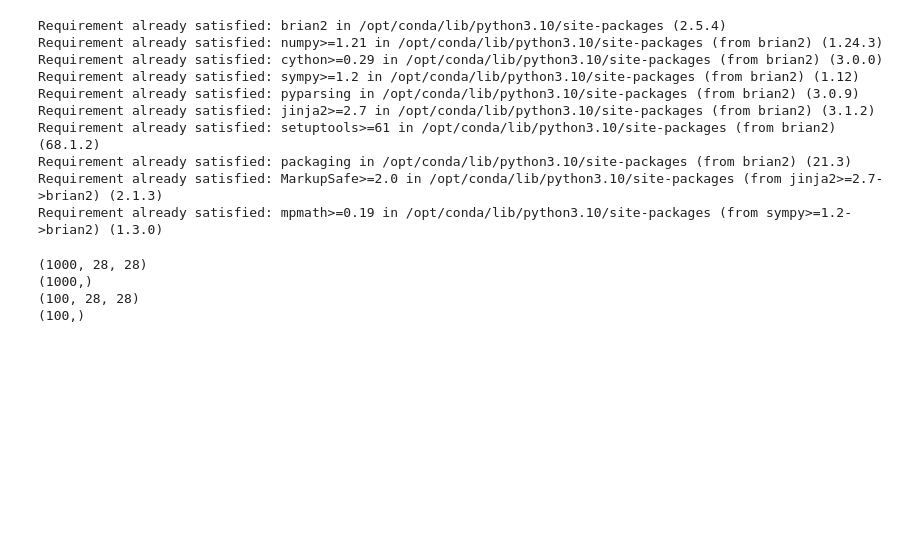
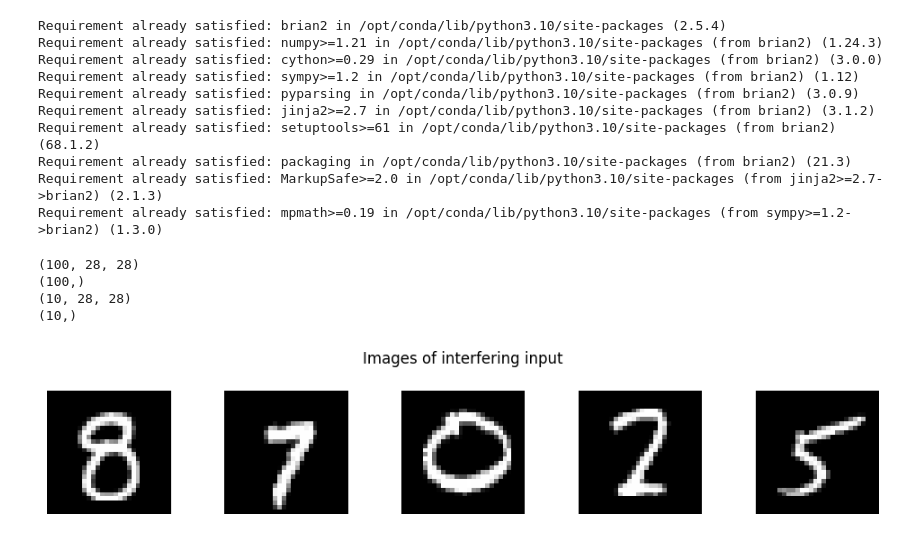
Before and after one commit to a-holla/SNN-WM, a Jupyter notebook: snnmnist-supervised.ipynb, the cells around one changed output. Saved outputs shown, nothing was run; the diff lists cells and outputs as text; code cells hidden in the pictures; blank space fills up the shorter version.

Commit message:
Kaggle Notebook | snnmnist-supervised | Version 3: Added recapitulation, interference and retention tests w/o video

```diff
--- a/snnmnist-supervised.ipynb
+++ b/snnmnist-supervised.ipynb
@@ -14,41 +74,7 @@ Requirement already satisfied: mpmath>=0.19 in /opt/conda/lib/python3.10/site-pa
 # %%
-from keras.datasets import mnist
-from brian2 import *
-import brian2.numpy_ as np
-import matplotlib.pyplot as plt
-from sklearn.model_selection import train_test_split
-from sklearn.ensemble import RandomForestClassifier
-from sklearn.metrics import accuracy_score, confusion_matrix
-import ssl
-import requests
-import pandas as pd
-from collections import Counter
-
-defaultclock.dt = 0.022*us
-
-'''
-import brian2cuda
-set_device("cuda_standalone")
-'''
-
-#Some code to fix SSL errors
-requests.packages.urllib3.disable_warnings()
-
-try:
-    _create_unverified_https_context = ssl._create_unverified_context
-except AttributeError:
-    # Legacy Python that doesn't verify HTTPS certificates by default
-    pass
-else:
-    # Handle target environment that doesn't support HTTPS verification
-    ssl._create_default_https_context = _create_unverified_https_context
-
-#Download the dataset
-(X_train, y_train), (X_test, y_test) = mnist.load_data()
-
 # Choose 1000 train images and 100 test images with all classes
 num_train_per_class = 100
-num_test_per_class = 10
+num_test_per_class = 1
 
 # Initialize variables to store the selected indices
 selected_train_indices = []
@@ -57,10 +83,12 @@ selected_test_indices = []
 # Loop through each class
 for class_label in range(10):  # MNIST has 10 classes (0 to 9)
     # Get indices of images with the current class label in the training set
+    '''
     class_indices = np.where(y_train == class_label)[0]
 
     # Choose the first 'num_train_per_class' indices for training
     selected_train_indices.extend(class_indices[:num_train_per_class])
+    '''
 
     # Get indices of images with the current class label in the test set
     class_indices = np.where(y_test == class_label)[0]
@@ -68,9 +96,11 @@ for class_label in range(10):  # MNIST has 10 classes (0 to 9)
     # Choose the first 'num_test_per_class' indices for testing
     selected_test_indices.extend(class_indices[:num_test_per_class])
 
+'''
 # Select the corresponding images and labels for training and testing
 X_train = X_train[selected_train_indices]
 y_train = y_train[selected_train_indices]
+'''
 
 X_test = X_test[selected_test_indices]
 y_test = y_test[selected_test_indices]
@@ -97,10 +127,10 @@ print(y_train.shape)
 print(X_test.shape)
 print(y_test.shape)
 # %% [output]
-(1000, 28, 28)
-(1000,)
 (100, 28, 28)
 (100,)
+(10, 28, 28)
+(10,)
 # %%
 def encode_data(X):
     num_input = X.shape[1]*X.shape[2]
@@ -123,9 +153,42 @@ for ep in range(epoch):
     stimulus_list.append(data_training)
     stimulus_list.append(data_eval_train)
     stimulus_list.append(data_eval_test)
-stimulus_list.append(data_stim_in)
+
+X4 = X_train[30:31] #Randomly choose 1 sample to test retention
+data_stim_retention = np.zeros((X4.shape[0], n_input))
+data_stim_retention_noinput = np.zeros((X4.shape[0], n_input))
+for i in range(X4.shape[0]):
+    data_stim_retention[i:i+1, :] = X4[i].ravel()
+
+stimulus_list.append(data_stim_retention)
+stimulus_list.append(data_stim_retention_noinput)
+
+stimulus_list.append(data_stim_in) #For recapitulation, no input
+
+X3 = X_train[16:21] #Randomly choose some samples to test recapitulation + input feed
+data_stim_inout = np.zeros((X3.shape[0], n_input))
+for i in range(X3.shape[0]):
+    data_stim_inout[i:i+1, :] = X3[i].ravel()
+
+
 
 stimulus = TimedArray(np.vstack(stimulus_list), dt = t_exposure)
+# %%
+fig, axes = plt.subplots(1, 5, figsize=(10, 2))
+
+for i, ax in enumerate(axes.flat):
+    # Reshape the i-th row to 28x28
+    image = X3[i, :].reshape(28, 28)
+
+    # Plot the image
+    ax.imshow(image, cmap='gray')
+    ax.axis('off')  # Hide axis labels
+#plt.savefig("image2.png")
+plt.suptitle('Images of interfering input')
+plt.tight_layout()
+plt.show()
+# %% [output]
+[figure, added]
 # %%
 def encode_output_stimulus(X, y):
     num_input = n_output
```
Also changed, not shown: parts of 12 cells of this notebook.
